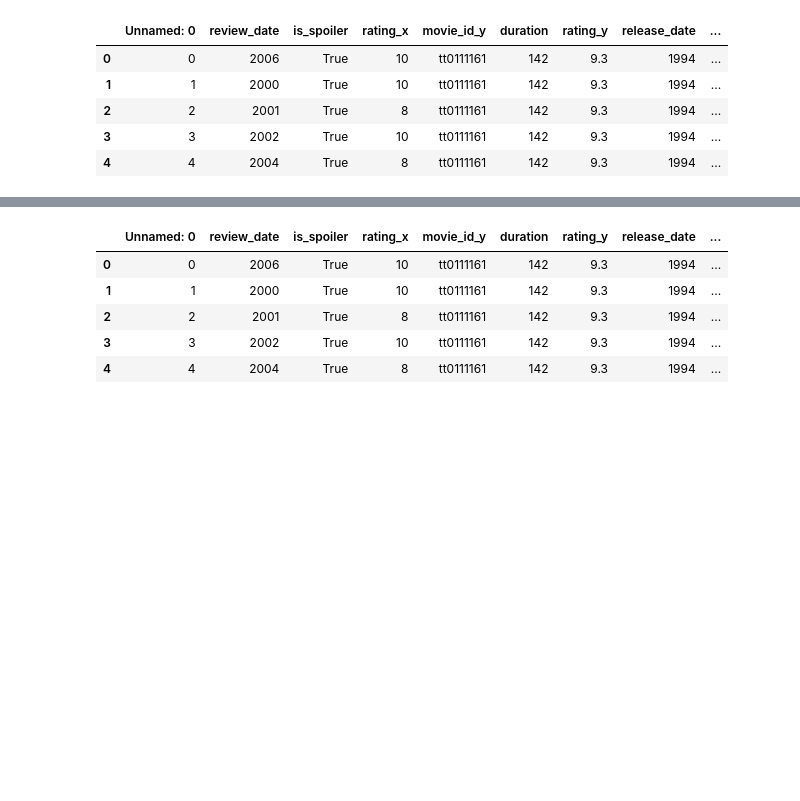
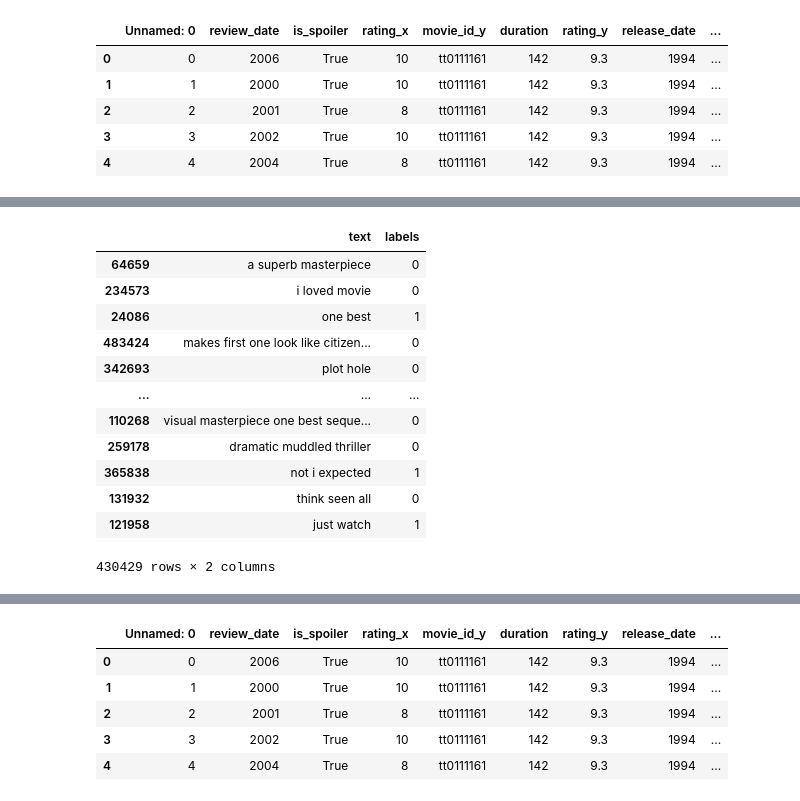
Before and after one commit to hillarry/461pFinalProject, a Jupyter notebook: TESTING461P.ipynb, the cells around one changed output, grey strips where cells are left out. Cells and saved outputs as stored; diff of their text form; code cells hidden in the pictures; blank space fills up the shorter version.

```diff
--- a/TESTING461P.ipynb
+++ b/TESTING461P.ipynb
@@ -10,3 +12,42 @@ df.head()
 | 2 | 2 | 2001 | True | 8 | tt0111161 | 142 | 9.3 | 1994 | ... |
 | 3 | 3 | 2002 | True | 10 | tt0111161 | 142 | 9.3 | 1994 | ... |
 | 4 | 4 | 2004 | True | 8 | tt0111161 | 142 | 9.3 | 1994 | ... |
+# %%
+import re
+
+
+def clean_text(text):
+    """
+    Applies some pre-processing on the given text.
+
+    Steps :
+    - Removing HTML tags
+    - Removing punctuation
+    - Lowering text
+    """
+
+    # remove HTML tags
+    text = re.sub(r'<.*?>', '', text)
+
+    # remove the characters [\], ['] and ["]
+    text = re.sub(r"\\", "", text)
+    text = re.sub(r"\'", "", text)
+    text = re.sub(r"\"", "", text)
+
+    # convert text to lowercase
+    text = text.strip().lower()
+
+    # replace punctuation characters with spaces
+    filters='!"\'#$%&()*+,-./:;<=>?@[\\]^_`{|}~\t\n'
+    translate_dict = dict((c, " ") for c in filters)
+    translate_map = str.maketrans(translate_dict)
+    text = text.translate(translate_map)
+
+    return text
+# %%
+df["review_summary_without_stopwords"] = df["review_summary_without_stopwords"].astype(str)
+# %%
+X = df["review_summary_without_stopwords"].apply(lambda x: clean_text(x))
+y = df['is_spoiler']
+y = y.apply(lambda x: 1 if x else 0)
+X_train, X_test, y_train, y_test = train_test_split(X, y, random_state = 42)
@@ -12,0 +69,18 @@ df.head()
+# %%
+df_train = pd.concat([X_train,y_train],axis=1)
+df_train = df_train.rename(columns={"review_summary_without_stopwords": "text", "is_spoiler": "labels"})
+df_train
+# %% [output]
+|  | text | labels |
+| 64659 | a superb masterpiece | 0 |
+| 234573 | i loved movie | 0 |
+| 24086 | one best | 1 |
+| 483424 | makes first one look like citizen... | 0 |
+| 342693 | plot hole | 0 |
+| ... | ... | ... |
+| 110268 | visual masterpiece one best seque... | 0 |
+| 259178 | dramatic muddled thriller | 0 |
+| 365838 | not i expected | 1 |
+| 131932 | think seen all | 0 |
+| 121958 | just watch | 1 |
+430429 rows × 2 columns
```
Also changed, not shown: parts of 5 cells of this notebook.
